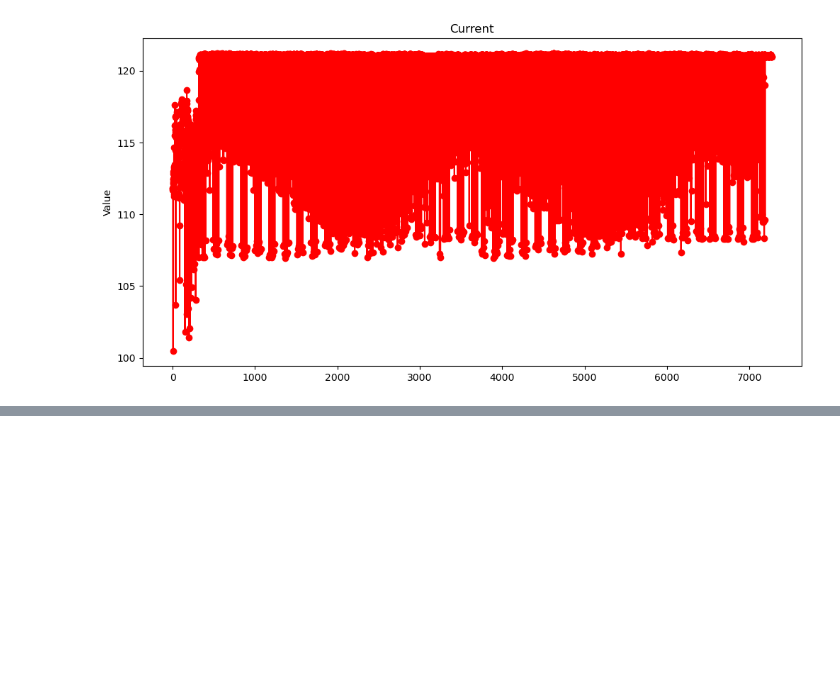
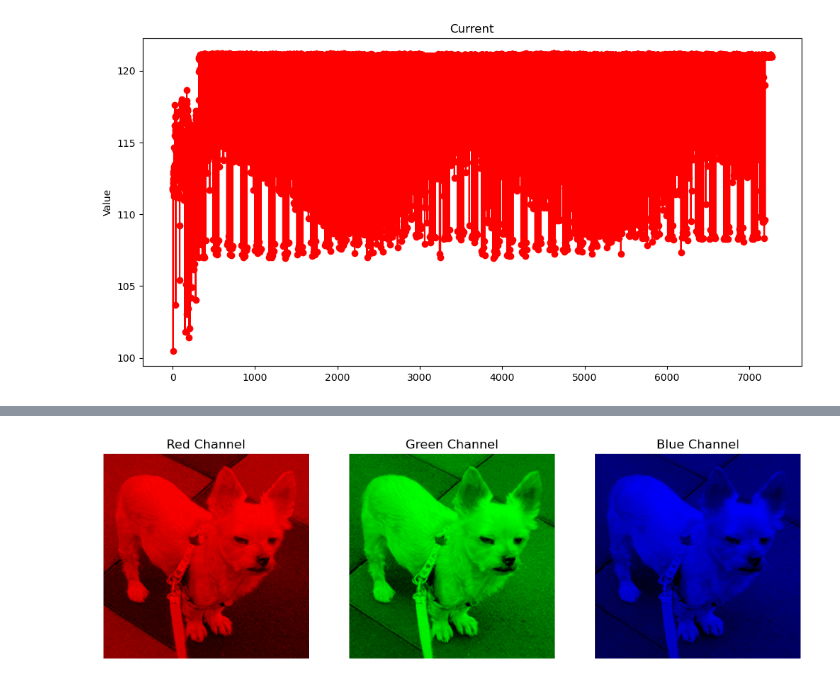
Before and after one commit to Maruonee/Tlabb, a Jupyter notebook: OLTC/OLTC_Tlab_python/sensorgraph.ipynb, the cells around one changed output, grey strips where cells are left out. Drawn from its saved outputs; the diff is of its cells as text; code cells hidden in the pictures; blank space fills up the shorter version.

```diff
--- a/OLTC/OLTC_Tlab_python/sensorgraph.ipynb
+++ b/OLTC/OLTC_Tlab_python/sensorgraph.ipynb
@@ -111,0 +147,40 @@ plt.show()
+# %%
+import numpy as np
+import matplotlib.pyplot as plt
+from PIL import Image
+
+# 이미지 로드
+image_path = 'C:\\Users\\tlab\\Desktop\\pic.jpg'  # 업로드한 이미지 경로
+image = Image.open(image_path)
+image = np.array(image)
+
+# R, G, B 채널 분리하여 각각 색상 강조
+R_channel = np.zeros_like(image)
+G_channel = np.zeros_like(image)
+B_channel = np.zeros_like(image)
+
+R_channel[:, :, 0] = image[:, :, 0]  # R 채널만 남기고 나머지는 0
+G_channel[:, :, 1] = image[:, :, 1]  # G 채널만 남기고 나머지는 0
+B_channel[:, :, 2] = image[:, :, 2]  # B 채널만 남기고 나머지는 0
+
+# 시각화
+plt.figure(figsize=(12, 4))
+
+plt.subplot(1, 3, 1)
+plt.imshow(R_channel)
+plt.title('Red Channel')
+plt.axis('off')
+
+plt.subplot(1, 3, 2)
+plt.imshow(G_channel)
+plt.title('Green Channel')
+plt.axis('off')
+
+plt.subplot(1, 3, 3)
+plt.imshow(B_channel)
+plt.title('Blue Channel')
+plt.axis('off')
+
+plt.show()
+# %% [output]
+[figure, added]
```
Also changed, not shown: parts of 5 cells of this notebook.
